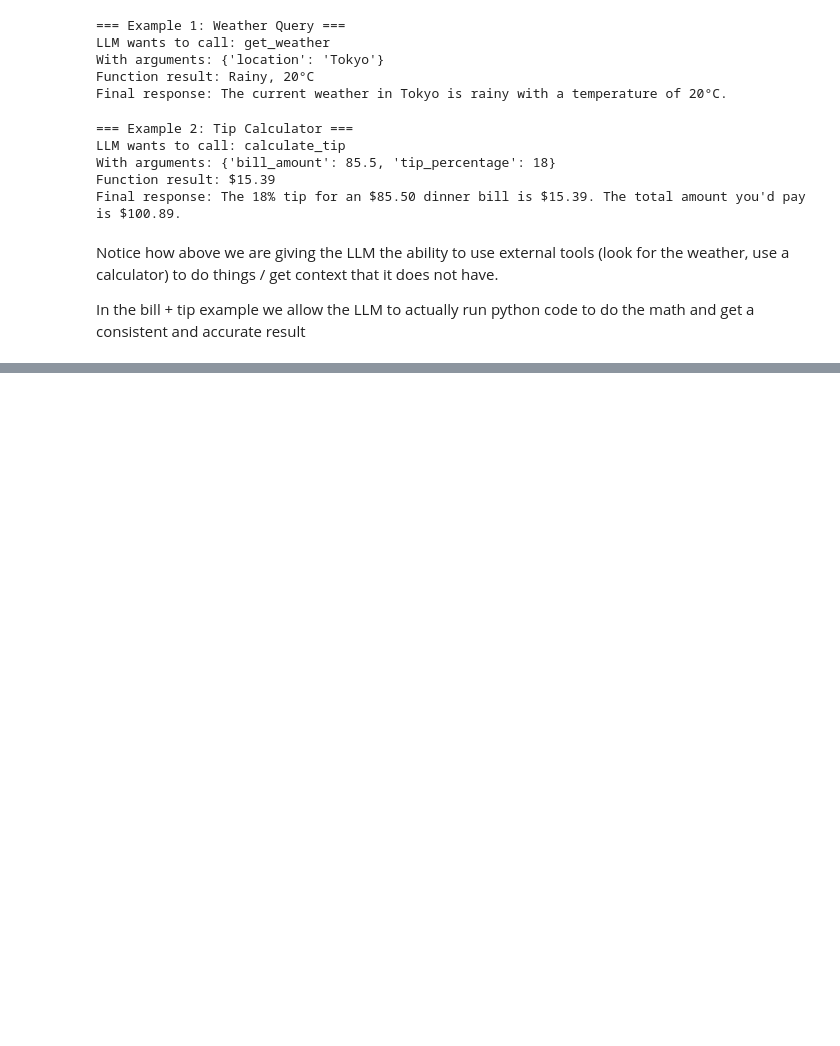
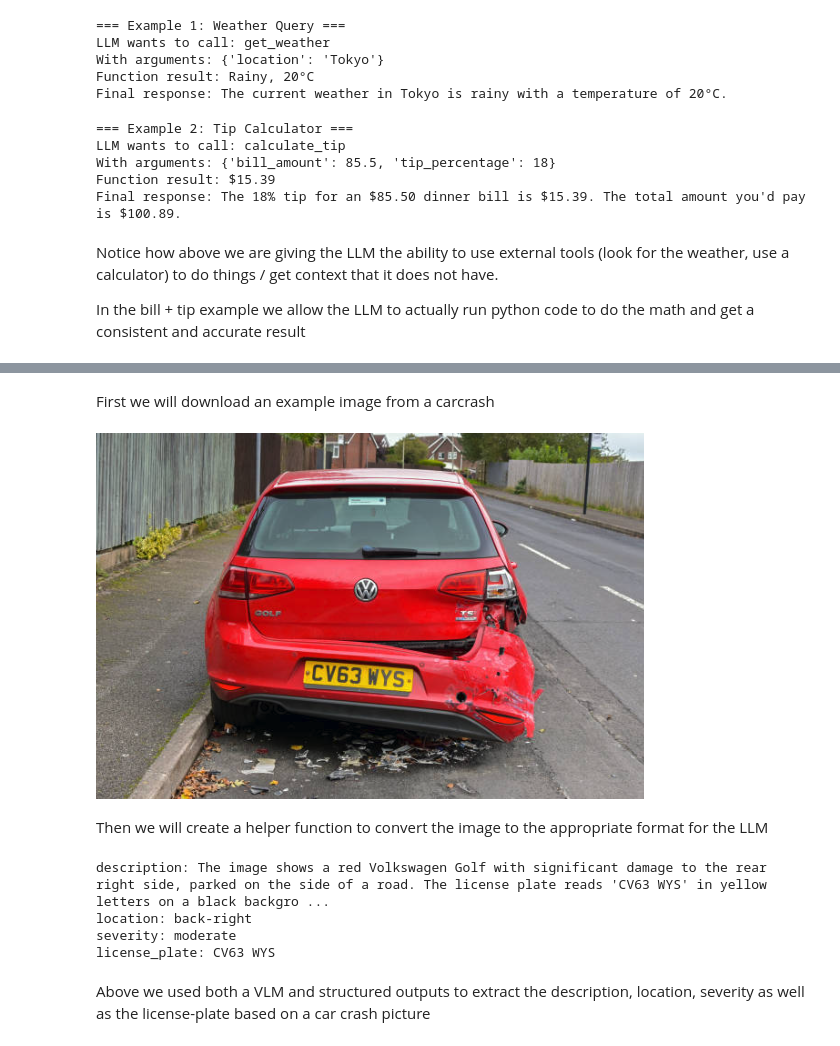
Before and after one commit to RobertoBarrosoLuque/scout-claims, a Jupyter notebook: notebooks/1-Building-Blocks.ipynb, the cells around one changed output, grey strips where cells are left out. Saved outputs shown, nothing was run; the diff lists cells and outputs as text; code cells hidden in the pictures; blank space fills up the shorter version.

```diff
--- a/notebooks/1-Building-Blocks.ipynb
+++ b/notebooks/1-Building-Blocks.ipynb
@@ -374,0 +385,18 @@ In the bill + tip example we allow the LLM to actually run python code to do the
+# %% [markdown]
+First we will download an example image from a carcrash
+# %%
+import requests
+from PIL import Image
+import io
+
+# Download the image
+url = "https://raw.githubusercontent.com/RobertoBarrosoLuque/scout-claims/main/images/back_rhs_damage.png"
+response = requests.get(url)
+
+# Or load directly into PIL Image
+image = Image.open(io.BytesIO(response.content))
+image  # Display in notebook
+# %% [output]
+[figure, added]
+# %% [markdown]
+Then we will create a helper function to convert the image to the appropriate format for the LLM
@@ -374,0 +431,33 @@ In the bill + tip example we allow the LLM to actually run python code to do the
+# %%
+response = llm.chat.completions.create(
+    messages=[
+        {
+            "role": "user",
+            "content": [
+                {
+                    "type": "image_url",
+                    "image_url": {
+                        "url": f"embedded-picture'base64']}"
+                    },
+                },
+                {"type": "text", "text": "Describe the car damage in this image and extract all usefull information"},
+            ],
+        }
+    ],
+    response_format={
+        "type": "json_object",
+        "schema": IncidentAnalysis.model_json_schema(),
+    }
+    )
+
+result = json.loads(response.choices[0].message.content)
+
+for key, val in result.items():
+    print(f"{key}: {val}")
+# %% [output]
+description: The image shows a red Volkswagen Golf with significant damage to the rear right side, parked on the side of a road. The license plate reads 'CV63 WYS' in yellow letters on a black backgro ...
+location: back-right
+severity: moderate
+license_plate: CV63 WYS
+# %% [markdown]
+Above we used both a VLM and structured outputs to extract the description, location, severity as well as the license-plate based on a car crash picture
```
Also changed, not shown: parts of 7 cells of this notebook.
